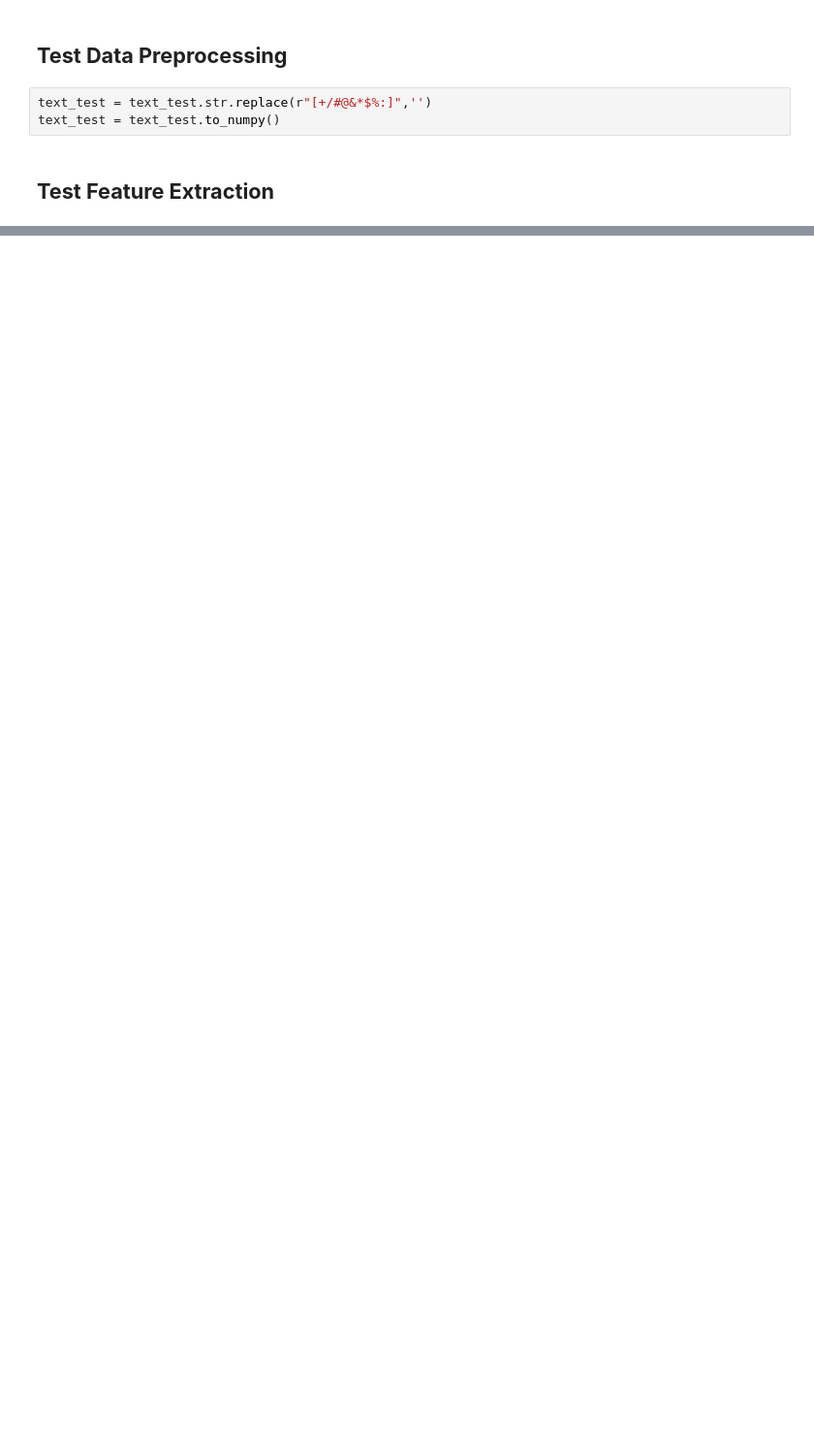
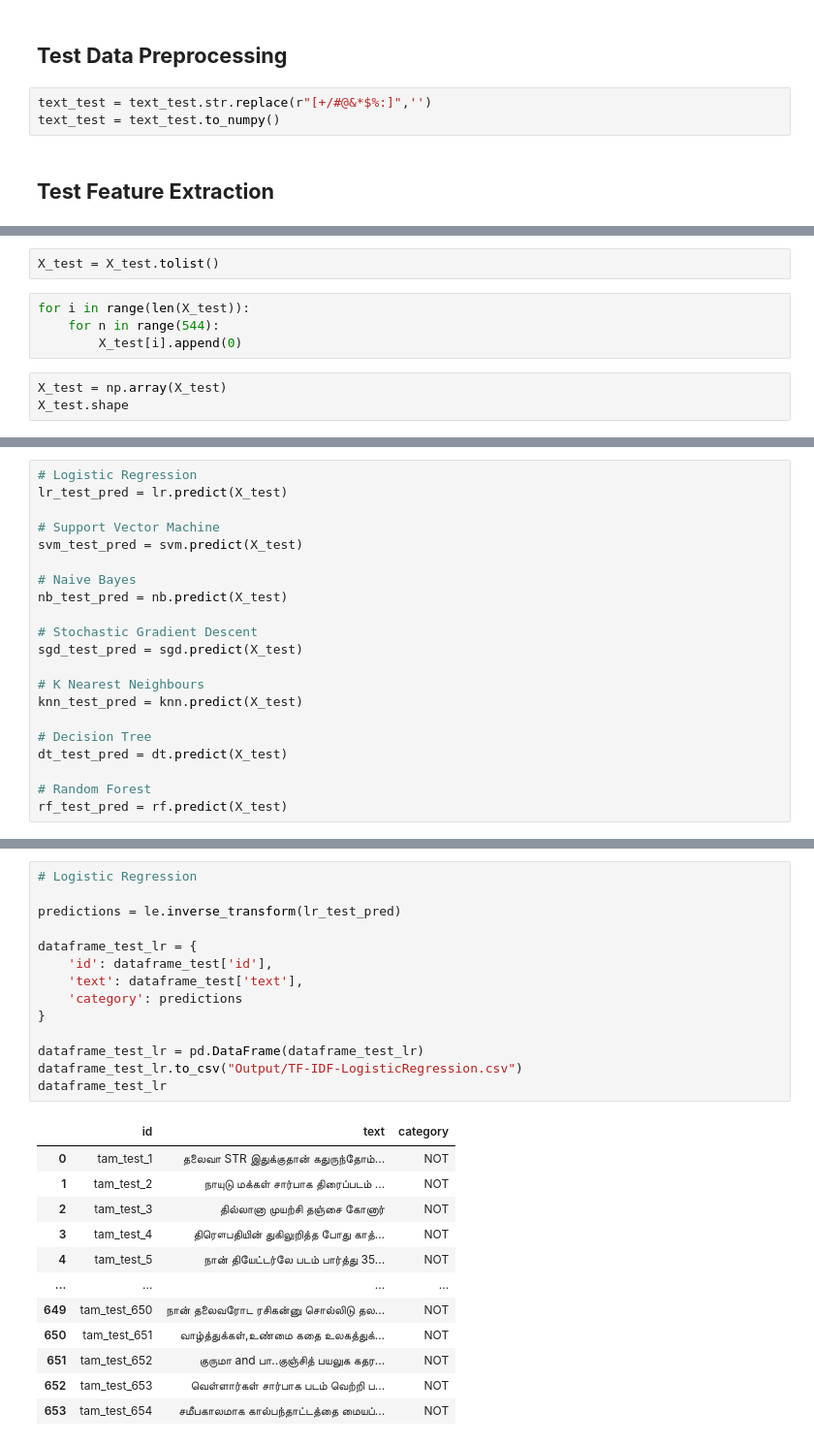
Before and after one commit to srivarshan-s/Hate-Speech-Detection-in-Tamil, a Jupyter notebook: HASOC Tamil/Task 1/TF-IDF.ipynb, the cells around one changed output, grey strips where cells are left out. Shown: that part at 97% size. Cells and saved outputs as stored; diff of their text form; blank space fills up the shorter version.

```diff
--- a/HASOC Tamil/Task 1/TF-IDF.ipynb
+++ b/HASOC Tamil/Task 1/TF-IDF.ipynb
@@ -333,0 +326,9 @@ X_test.shape
+# %%
+X_test = X_test.tolist()
+# %%
+for i in range(len(X_test)):
+    for n in range(544):
+        X_test[i].append(0)
+# %%
+X_test = np.array(X_test)
+X_test.shape
@@ -333,0 +339,21 @@ X_test.shape
+# %%
+# Logistic Regression
+lr_test_pred = lr.predict(X_test)
+
+# Support Vector Machine
+svm_test_pred = svm.predict(X_test)
+
+# Naive Bayes
+nb_test_pred = nb.predict(X_test)
+
+# Stochastic Gradient Descent
+sgd_test_pred = sgd.predict(X_test)
+
+# K Nearest Neighbours
+knn_test_pred = knn.predict(X_test)
+
+# Decision Tree
+dt_test_pred = dt.predict(X_test)
+
+# Random Forest
+rf_test_pred = rf.predict(X_test)
@@ -333,0 +492,27 @@ X_test.shape
+# %%
+# Logistic Regression
+
+predictions = le.inverse_transform(lr_test_pred)
+
+dataframe_test_lr = {
+    'id': dataframe_test['id'],
+    'text': dataframe_test['text'],
+    'category': predictions
+}
+
+dataframe_test_lr = pd.DataFrame(dataframe_test_lr)
+dataframe_test_lr.to_csv("Output/TF-IDF-LogisticRegression.csv")
+dataframe_test_lr
+# %% [output]
+|  | id | text | category |
+| 0 | tam_test_1 | தலைவா STR இதுக்குதான் கதுருந்தோம்... | NOT |
+| 1 | tam_test_2 | நாயுடு மக்கள் சார்பாக திரைப்படம் ... | NOT |
+| 2 | tam_test_3 | தில்லானா முயற்சி தஞ்சை கோனார் | NOT |
+| 3 | tam_test_4 | திரௌபதியின் துகிலுறித்த போது காத்... | NOT |
+| 4 | tam_test_5 | நான் தியேட்டர்லே படம் பார்த்து 35... | NOT |
+| ... | ... | ... | ... |
+| 649 | tam_test_650 | நான் தலைவரோட ரசிகன்னு சொல்லிடு தல... | NOT |
+| 650 | tam_test_651 | வாழ்த்துக்கள்,உண்மை கதை உலகத்துக்... | NOT |
+| 651 | tam_test_652 | குருமா and பா..குஞ்சித் பயலுக கதர... | NOT |
+| 652 | tam_test_653 | வெள்ளார்கள் சார்பாக படம் வெற்றி ப... | NOT |
+| 653 | tam_test_654 | சமீபகாலமாக கால்பந்தாட்டத்தை மையப்... | NOT |
```
Also changed, not shown: parts of 34 cells of this notebook.
